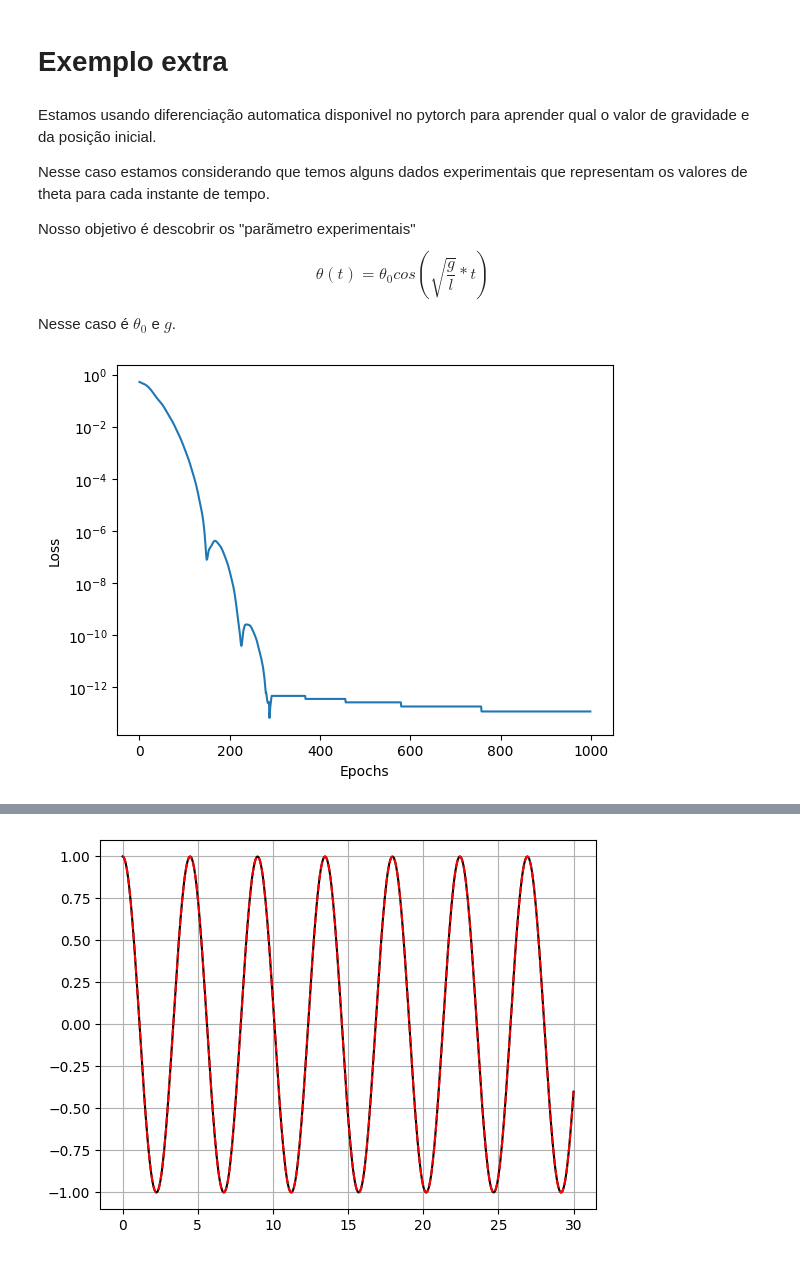
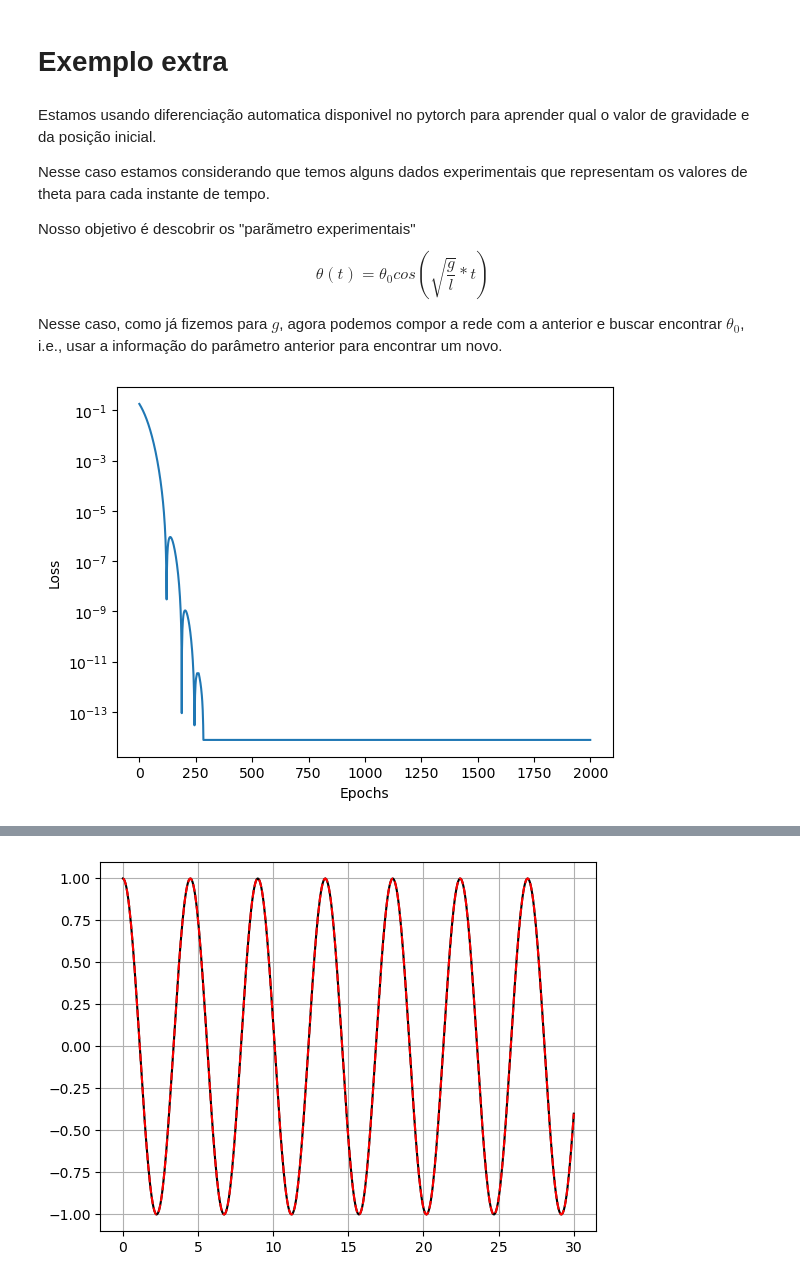
Before and after one commit to Coffee4MePlz/Notebooks_NN_Physics, a Jupyter notebook: 04-Exemplo 1 Pendulo.ipynb, the cells around one changed output, grey strips where cells are left out. Cells and saved outputs as stored; diff of their text form; code cells hidden in the pictures.

```diff
--- a/04-Exemplo 1 Pendulo.ipynb
+++ b/04-Exemplo 1 Pendulo.ipynb
@@ -216,7 +231,7 @@ Nosso objetivo é descobrir os "parãmetro experimentais"
     \theta(t) = \theta_0cos(\sqrt{\frac{g}{l}}* t)
     $$
 
-Nesse caso é $\theta_0$ e $g$.
+Nesse caso, como já fizemos para $g$, agora podemos compor a rede com a anterior e buscar encontrar $\theta_0$, i.e., usar a informação do parâmetro anterior para encontrar um novo.
 # %%
 import torch as tc
 import torch.nn as nn
@@ -227,7 +242,8 @@ import matplotlib.pyplot as plt
 class GravityNet(nn.Module):
     def __init__(self):
         super(GravityNet, self).__init__()
-        self.g = nn.Parameter(tc.rand(1))
+        self.g = tc.tensor(0.98)
+        #self.g = nn.Parameter(tc.rand(1))
         self.x0 = nn.Parameter(tc.rand(1))
 # %%
 # Dados
@@ -245,24 +261,24 @@ loss_fn = nn.MSELoss()
 # %%
 # Treinamento
 LOSS = []
-for epoch in range(1000):
+for epoch in range(2000):
 
     theta_NN = net.x0* tc.cos(tc.sqrt(net.g /l_pendulo) * t_train)
 
     loss = loss_fn(theta_train, theta_NN)
     loss.backward()
     optimizer.step()
     optimizer.zero_grad()
 
     LOSS.append(loss.item())
 # Plot
 plt.plot(LOSS)
 plt.yscale('log')
 plt.ylabel("Loss")
 plt.xlabel("Epochs")
 plt.show()
 # %% [output]
-[figure, old version]
+[figure, new version]
 # %%
 print(" Valor de g: ",net.g.detach().numpy(),"\n Valor de x0:",net.x0.detach().numpy())
 # %% [output]
```
Also changed, not shown: parts of 14 cells of this notebook, 2 other files.
